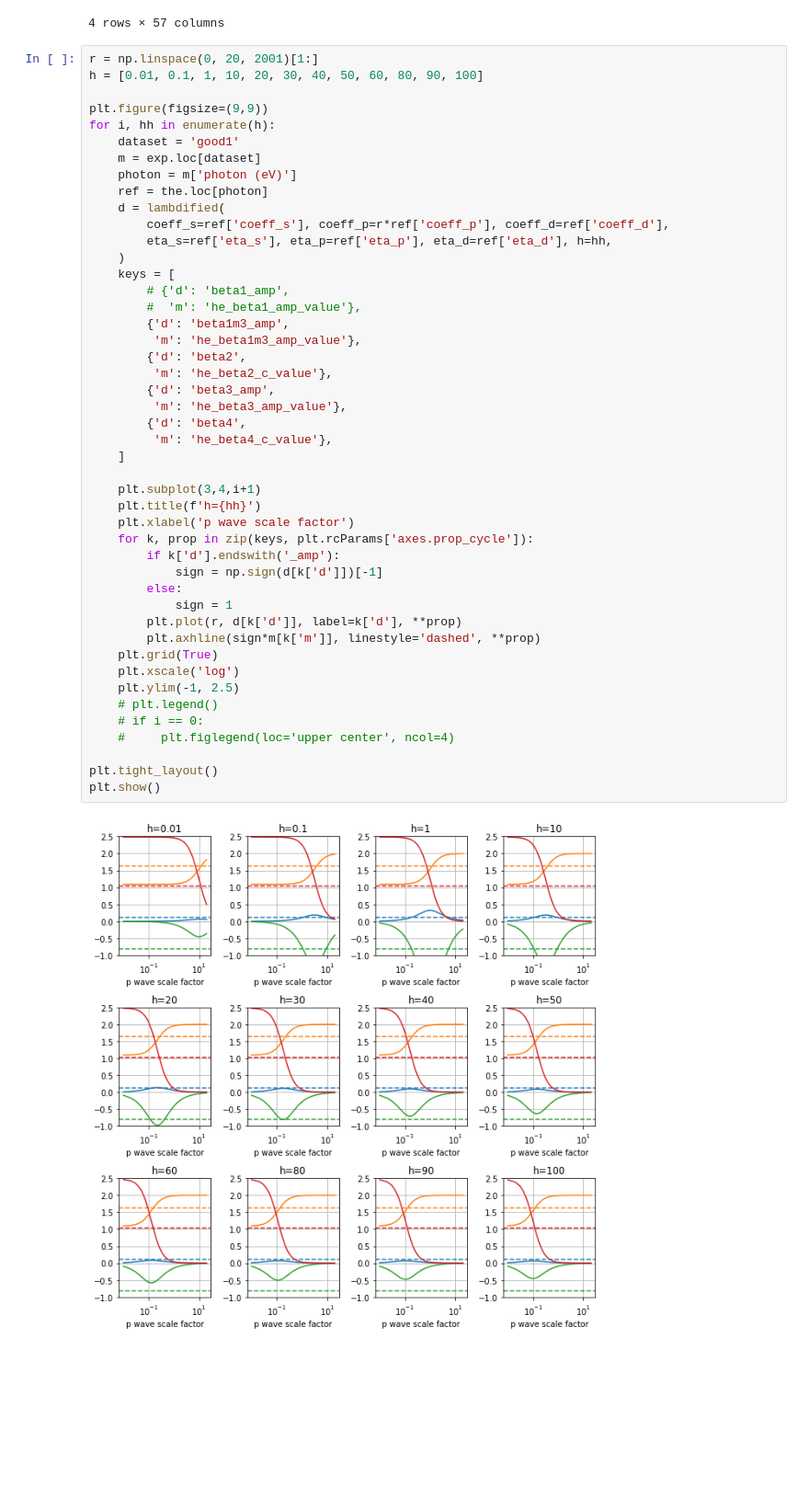
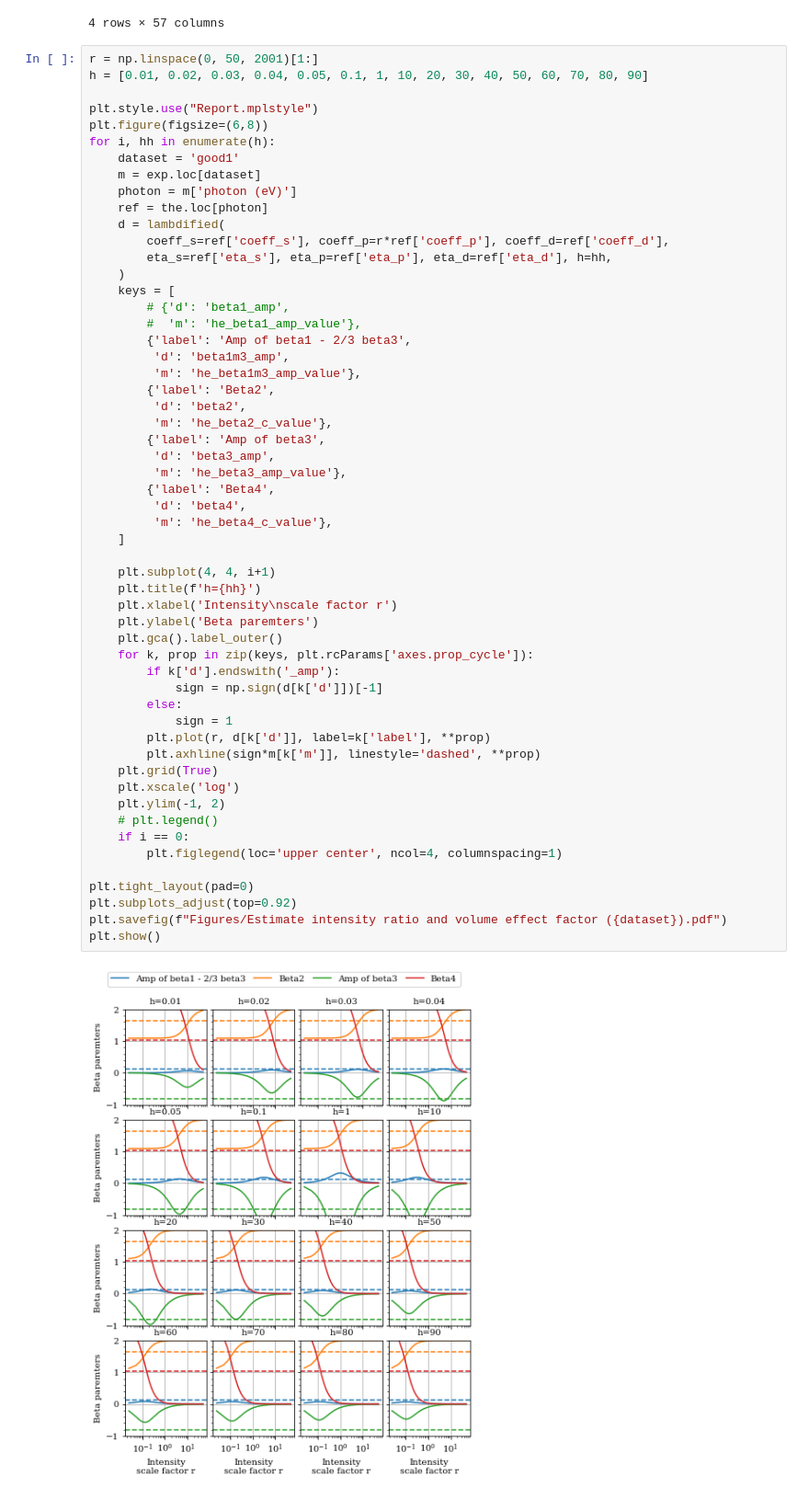
Before and after one commit to DaehyunPY/FERMI20144077, a Jupyter notebook: Notebooks/Estimate intensity ratio — its dependency of beta parameters pulse volume effect.ipynb, the cells around one changed output. Shown at 92% size. Saved outputs shown, nothing was run; the diff lists cells and outputs as text; blank space fills up the shorter version.

Commit message:
Update notebook "Estimate intensity ratio *.ipynb" Update module solve_helium_eq, solved_helium_eq and solved_helium_eq_with_volume_effect

```diff
--- a/Notebooks/Estimate intensity ratio — its dependency of beta parameters pulse volume effect.ipynb
+++ b/Notebooks/Estimate intensity ratio — its dependency of beta parameters pulse volume effect.ipynb
@@ -38,51 +38,60 @@ exp
 | good4 | 0.012234 | 0.281430 | 0 | 6.283185 | 0.008562 | ... |
 4 rows × 57 columns
 # %%
-r = np.linspace(0, 20, 2001)[1:]
-h = [0.01, 0.1, 1, 10, 20, 30, 40, 50, 60, 80, 90, 100]
+r = np.linspace(0, 50, 2001)[1:]
+h = [0.01, 0.02, 0.03, 0.04, 0.05, 0.1, 1, 10, 20, 30, 40, 50, 60, 70, 80, 90]
 
-plt.figure(figsize=(9,9))
+plt.style.use("Report.mplstyle")
+plt.figure(figsize=(6,8))
 for i, hh in enumerate(h):
     dataset = 'good1'
     m = exp.loc[dataset]
     photon = m['photon (eV)']
     ref = the.loc[photon]
     d = lambdified(
         coeff_s=ref['coeff_s'], coeff_p=r*ref['coeff_p'], coeff_d=ref['coeff_d'],
         eta_s=ref['eta_s'], eta_p=ref['eta_p'], eta_d=ref['eta_d'], h=hh,
     )
     keys = [
         # {'d': 'beta1_amp',
         #  'm': 'he_beta1_amp_value'},
-        {'d': 'beta1m3_amp',
+        {'label': 'Amp of beta1 - 2/3 beta3',
+         'd': 'beta1m3_amp',
          'm': 'he_beta1m3_amp_value'},
-        {'d': 'beta2',
+        {'label': 'Beta2',
+         'd': 'beta2',
          'm': 'he_beta2_c_value'},
-        {'d': 'beta3_amp',
+        {'label': 'Amp of beta3',
+         'd': 'beta3_amp',
          'm': 'he_beta3_amp_value'},
-        {'d': 'beta4',
+        {'label': 'Beta4',
+         'd': 'beta4',
          'm': 'he_beta4_c_value'},
     ]
 
-    plt.subplot(3,4,i+1)
+    plt.subplot(4, 4, i+1)
     plt.title(f'h={hh}')
-    plt.xlabel('p wave scale factor')
+    plt.xlabel('Intensity\nscale factor r')
+    plt.ylabel('Beta paremters')
+    plt.gca().label_outer()
     for k, prop in zip(keys, plt.rcParams['axes.prop_cycle']):
         if k['d'].endswith('_amp'):
             sign = np.sign(d[k['d']])[-1]
         else:
             sign = 1
-        plt.plot(r, d[k['d']], label=k['d'], **prop)
+        plt.plot(r, d[k['d']], label=k['label'], **prop)
         plt.axhline(sign*m[k['m']], linestyle='dashed', **prop)
     plt.grid(True)
     plt.xscale('log')
-    plt.ylim(-1, 2.5)
+    plt.ylim(-1, 2)
     # plt.legend()
-    # if i == 0:
-    #     plt.figlegend(loc='upper center', ncol=4)
+    if i == 0:
+        plt.figlegend(loc='upper center', ncol=4, columnspacing=1)
 
-plt.tight_layout()
+plt.tight_layout(pad=0)
+plt.subplots_adjust(top=0.92)
+plt.savefig(f"Figures/Estimate intensity ratio and volume effect factor ({dataset}).pdf")
 plt.show()
 # %% [output]
-[figure, old version]
+[figure, new version]
 # %%
```
Also changed, not shown: parts of 4 cells of this notebook, 4 other files.
